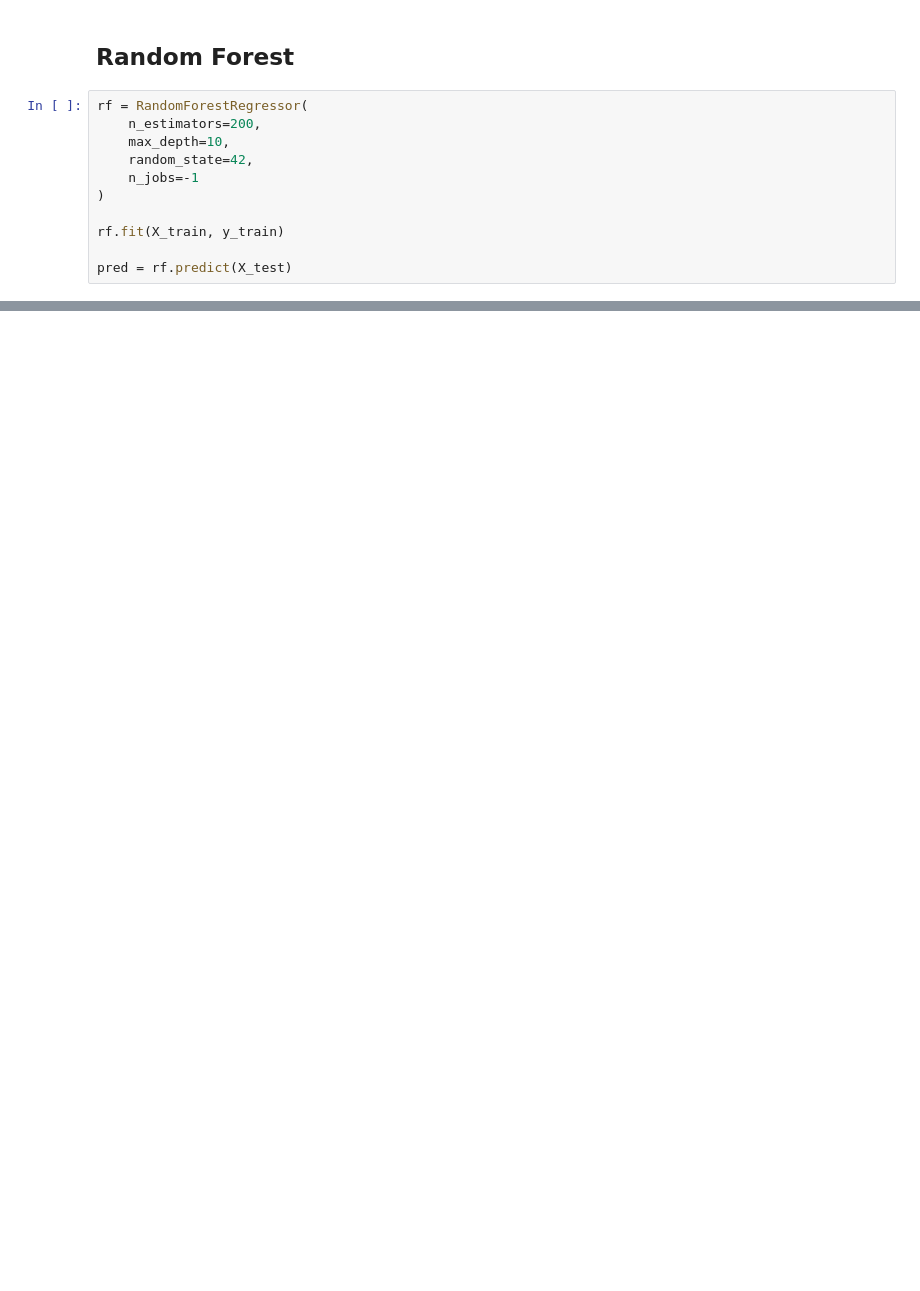
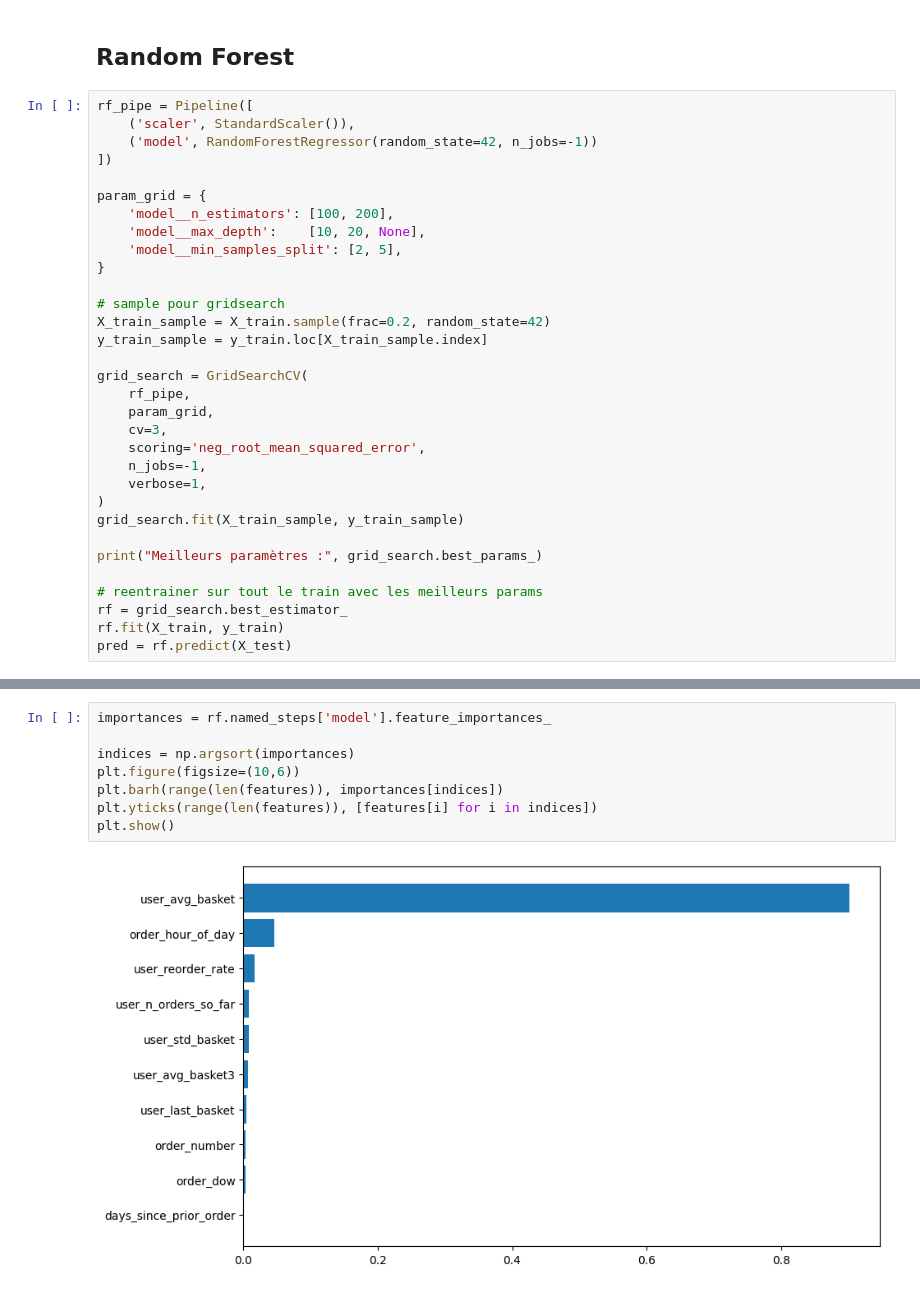
Before and after one commit to PornraksaSuksawaeng/nextbuy-data-analysis, a Jupyter notebook: notebooks/03_models_mathis.ipynb, the cells around one changed output, grey strips where cells are left out. Saved outputs shown, nothing was run; the diff lists cells and outputs as text; blank space fills up the shorter version.

Commit message:
fix(model): add pipeline and gridsearchCV to retrain the model with the best parameters and 1 more feature 'user_reorder_rate'

```diff
--- a/notebooks/03_models_mathis.ipynb
+++ b/notebooks/03_models_mathis.ipynb
@@ -163,13 +178,34 @@ print(rmse, mae, r2)
 # %% [markdown]
 ## Random Forest
 # %%
-rf = RandomForestRegressor(
-    n_estimators=200,
-    max_depth=10,
-    random_state=42,
-    n_jobs=-1
+rf_pipe = Pipeline([
+    ('scaler', StandardScaler()),
+    ('model', RandomForestRegressor(random_state=42, n_jobs=-1))
+])
+
+param_grid = {
+    'model__n_estimators': [100, 200],
+    'model__max_depth':    [10, 20, None],
+    'model__min_samples_split': [2, 5],
+}
+
+# sample pour gridsearch
+X_train_sample = X_train.sample(frac=0.2, random_state=42)
+y_train_sample = y_train.loc[X_train_sample.index]
+
+grid_search = GridSearchCV(
+    rf_pipe,
+    param_grid,
+    cv=3,
+    scoring='neg_root_mean_squared_error',
+    n_jobs=-1,
+    verbose=1,
 )
+grid_search.fit(X_train_sample, y_train_sample)
 
+print("Meilleurs paramètres :", grid_search.best_params_)
+
+# reentrainer sur tout le train avec les meilleurs params
+rf = grid_search.best_estimator_
 rf.fit(X_train, y_train)
-
 pred = rf.predict(X_test)
@@ -199,0 +228,10 @@ plt.show()
+# %%
+importances = rf.named_steps['model'].feature_importances_
+
+indices = np.argsort(importances)
+plt.figure(figsize=(10,6))
+plt.barh(range(len(features)), importances[indices])
+plt.yticks(range(len(features)), [features[i] for i in indices])
+plt.show()
+# %% [output]
+[figure, added]
```
Also changed, not shown: parts of 13 cells of this notebook.
